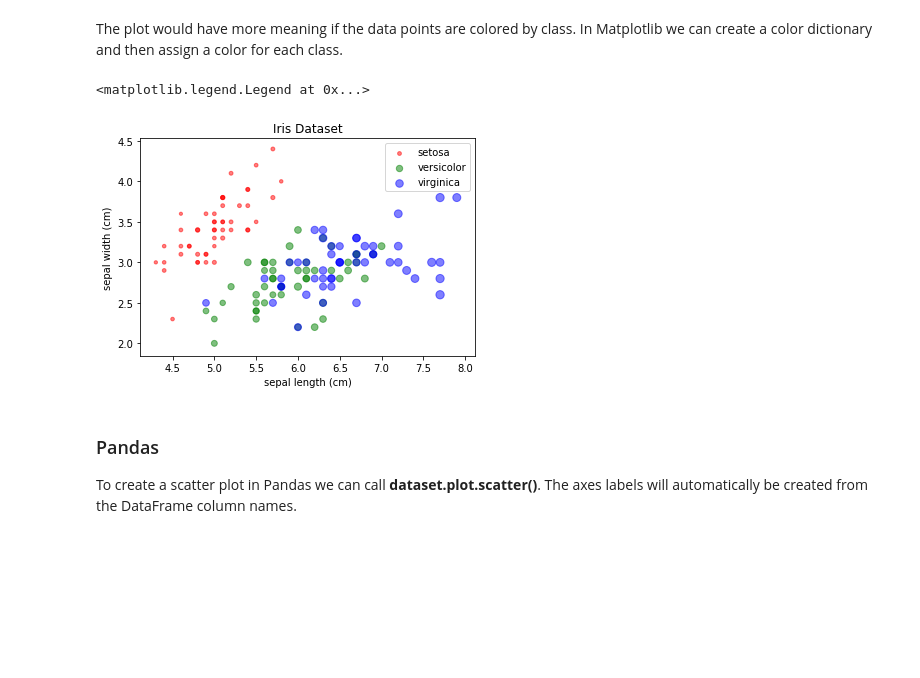
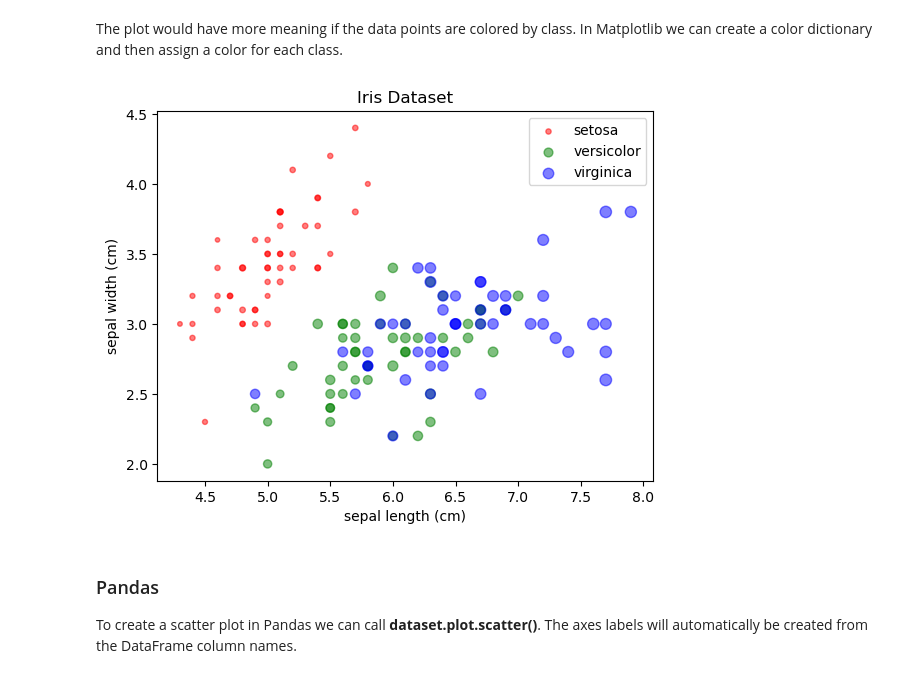
Before and after one commit to invinciblesk/data_viz_python_tutorial, a Jupyter notebook: Data_Viz_Tutorial.ipynb, the cells around one changed output. Cells and saved outputs as stored; diff of their text form; code cells hidden in the pictures; blank space fills up the shorter version.

```diff
--- a/Data_Viz_Tutorial.ipynb
+++ b/Data_Viz_Tutorial.ipynb
@@ -104,0 +144,6 @@ iris_df.head(10).style.background_gradient(subset=['sepal length (cm)', 'petal l
+# %%
+# Convert the 'class' column to ordered categorical
+iris_df['class'] = pd.Categorical(iris_df['class']).as_ordered()
+
+# Highlight the maximum value in the 'class' column
+iris_df.style.highlight_max(subset=['class'], color='darkblue')
@@ -124,27 +188,33 @@ Text(0, 0.5, 'sepal width (cm)')
 # %% [markdown]
 The plot would have more meaning if the data points are colored by class.  In Matplotlib we can create a color dictionary and then assign a color for each class.
 # %%
-# create color dictionary
+# Convert 'petal length (cm)' to numeric
+iris_df['petal length (cm)'] = pd.to_numeric(iris_df['petal length (cm)'])
+
+# Create color dictionary
 colors = {'setosa':'r', 'versicolor':'g', 'virginica':'b'}
-# create a figure and axis
+
+# Create a figure and axis
 fig, ax = plt.subplots()
-# plot each data-point
-for c in np.unique(iris_df['class']):
-    ax.scatter(iris_df['sepal length (cm)'].loc[iris_df['class']==c],
-               iris_df['sepal width (cm)'].loc[iris_df['class']==c],
-               s=10*iris_df['petal length (cm)'].loc[iris_df['class']==c],
-               alpha=0.5,
-               color=colors[c],
-               label = c)
 
-# set a title and labels
+# Plot each data-point
+_ = [ax.scatter(iris_df['sepal length (cm)'][iris_df['class']==c],
+                iris_df['sepal width (cm)'][iris_df['class']==c],
+                s=10*iris_df['petal length (cm)'][iris_df['class']==c],
+                alpha=0.5,
+                color=colors[c],
+                label=c) for c in np.unique(iris_df['class'])]
+
+# Set a title and labels
 ax.set_title('Iris Dataset')
 ax.set_xlabel('sepal length (cm)')
 ax.set_ylabel('sepal width (cm)')
 ax.legend(loc='best')
+
+# Show the plot
+plt.show()
 # %% [output]
-<matplotlib.legend.Legend at 0x...>
-[figure, old version]
+[figure, new version]
 # %% [markdown]
 ### Pandas
 To create a scatter plot in Pandas we can call **dataset.plot.scatter()**. The axes labels will automatically be created from the DataFrame column names.
```
Also changed, not shown: parts of 35 cells of this notebook.
